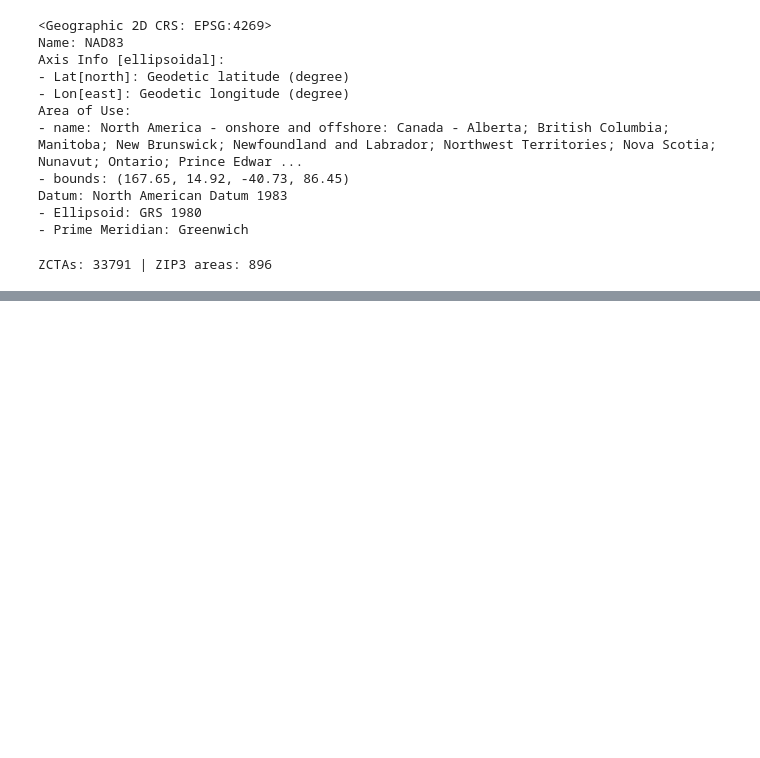
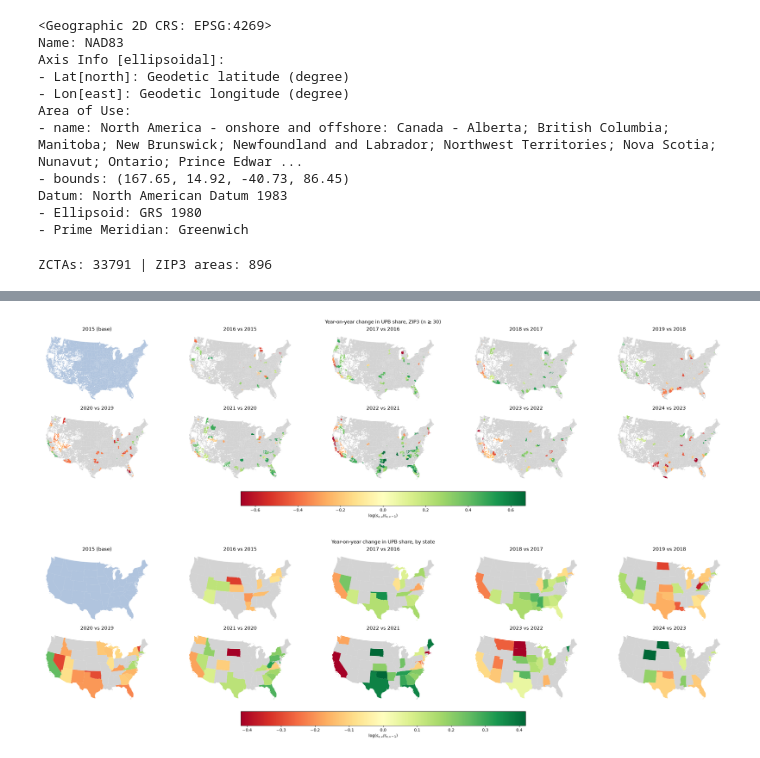
Before and after one commit to franmanz/MBS_thesis, a Jupyter notebook: notebooks/analysis_asset_side.ipynb, the cells around one changed output, grey strips where cells are left out. Saved outputs shown, nothing was run; the diff lists cells and outputs as text; code cells hidden in the pictures; blank space fills up the shorter version.

```diff
--- a/notebooks/analysis_asset_side.ipynb
+++ b/notebooks/analysis_asset_side.ipynb
@@ -206,0 +199,48 @@ fig.colorbar(plt.cm.ScalarMappable(norm=norm, cmap="viridis"),
+# %%
+def log_change(df, key, min_n=30, z=2.0):
+    """log(s_v / s_{v-1}) of UPB share per area.
+    NaN where either year has < min_n loans, or |r| < z * sqrt(1/n_v + 1/n_{v-1}). to avoid noise"""
+    upb = df.groupby([key, "vintage"])["UPB"].sum().unstack("vintage")
+    n = df.groupby([key, "vintage"]).size().unstack("vintage").fillna(0)
+    s = upb / upb.sum()
+    yrs = sorted(s.columns)
+    n_now, n_prev = n[yrs[1:]].to_numpy(), n[yrs[:-1]].to_numpy()
+    with np.errstate(divide="ignore", invalid="ignore"):
+        r = np.log(s[yrs[1:]].to_numpy() / s[yrs[:-1]].to_numpy())
+        se = np.sqrt(1 / n_now + 1 / n_prev)
+    ok = (n_now >= min_n) & (n_prev >= min_n) & (np.abs(r) >= z * se)
+    return pd.DataFrame(np.where(ok, r, np.nan), index=s.index, columns=yrs[1:])
+
+def plot_changes(gdf, r, title):
+    g2 = gdf[["geometry"]].join(r)
+    lim = np.nanquantile(np.abs(r.to_numpy()), 0.95)
+    norm = TwoSlopeNorm(vcenter=0, vmin=-lim, vmax=lim)
+    fig, axes = plt.subplots(2, 5, figsize=(25, 7), constrained_layout=True)
+    g2.plot(ax=axes.flat[0], color="lightsteelblue")
+    axes.flat[0].set_title(f"{r.columns[0] - 1} (base)")
+    for ax, v in zip(axes.flat[1:], r.columns):
+        g2.plot(column=v, ax=ax, cmap="RdYlGn", norm=norm,
+                missing_kwds={"color": "lightgrey"})
+        ax.set_title(f"{v} vs {v - 1}")
+    for ax in axes.flat:
+        ax.set_axis_off()
+    fig.colorbar(plt.cm.ScalarMappable(norm=norm, cmap="RdYlGn"), ax=axes,
+                 orientation="horizontal", shrink=0.4,
+                 label=r"$\log(s_{z,v}/s_{z,v-1})$")
+    fig.suptitle(title)
+    return fig
+
+# ZIP3
+r_z3 = log_change(df_orig, "postal_code", min_n=30)
+plot_changes(g, r_z3, "Year-on-year change in UPB share, ZIP3 (n ≥ 30)")
+
+# State level
+states = (gpd.read_file("../data/cb_2020_us_state_500k.zip")
+            .set_index("STUSPS"))
+states = states[~states.index.isin(["AK", "HI", "PR", "VI", "GU", "MP", "AS"])].to_crs(5070)
+r_st = log_change(df_orig, "property_state", min_n=30)
+plot_changes(states, r_st, "Year-on-year change in UPB share, by state")
+plt.show()
+# %% [output]
+[figure, added]
+[figure, added]
```
Also changed, not shown: parts of 10 cells of this notebook.
